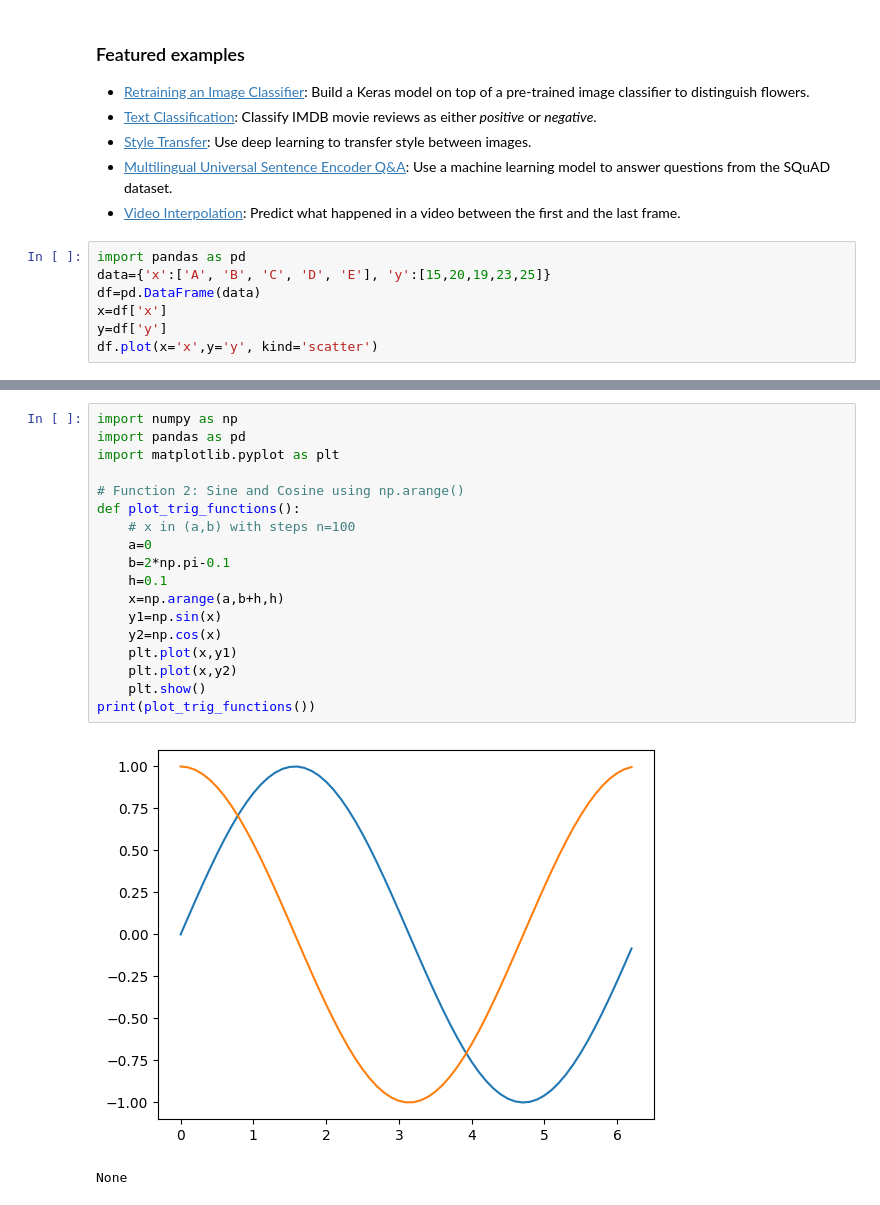
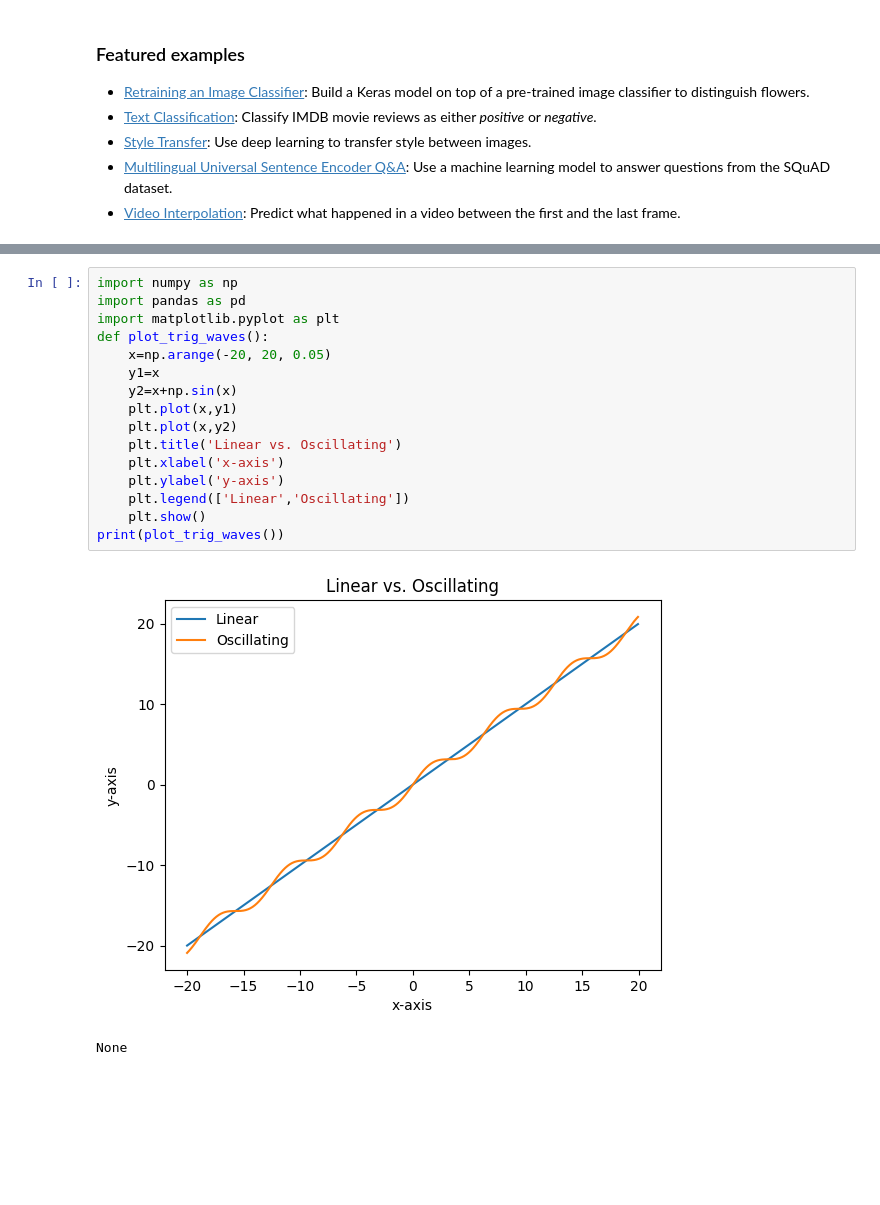
Before and after one commit to SophiaJoseph888/starter-programming-in-science-lab-2, a Jupyter notebook: Welcome_To_Colab.ipynb, the cells around one changed output, grey strips where cells are left out. Saved outputs shown, nothing was run; the diff lists cells and outputs as text; blank space fills up the shorter version.

```diff
--- a/Welcome_To_Colab.ipynb
+++ b/Welcome_To_Colab.ipynb
@@ -191,10 +210,3 @@ These are a few of the notebooks related to Machine Learning, including Google's
 - [Style Transfer](https://tensorflow.org/hub/tutorials/tf2_arbitrary_image_stylization): Use deep learning to transfer style between images.
 - [Multilingual Universal Sentence Encoder Q&A](https://tensorflow.org/hub/tutorials/retrieval_with_tf_hub_universal_encoder_qa): Use a machine learning model to answer questions from the SQuAD dataset.
 - [Video Interpolation](https://tensorflow.org/hub/tutorials/tweening_conv3d): Predict what happened in a video between the first and the last frame.
-# %%
-import pandas as pd
-data={'x':['A', 'B', 'C', 'D', 'E'], 'y':[15,20,19,23,25]}
-df=pd.DataFrame(data)
-x=df['x']
-y=df['y']
-df.plot(x='x',y='y', kind='scatter')
@@ -236,21 +231,19 @@ None
 # %%
 import numpy as np
 import pandas as pd
 import matplotlib.pyplot as plt
-
-# Function 2: Sine and Cosine using np.arange()
-def plot_trig_functions():
-    # x in (a,b) with steps n=100
-    a=0
-    b=2*np.pi-0.1
-    h=0.1
-    x=np.arange(a,b+h,h)
-    y1=np.sin(x)
-    y2=np.cos(x)
+def plot_trig_waves():
+    x=np.arange(-20, 20, 0.05)
+    y1=x
+    y2=x+np.sin(x)
     plt.plot(x,y1)
     plt.plot(x,y2)
+    plt.title('Linear vs. Oscillating')
+    plt.xlabel('x-axis')
+    plt.ylabel('y-axis')
+    plt.legend(['Linear','Oscillating'])
     plt.show()
-print(plot_trig_functions())
+print(plot_trig_waves())
 # %% [output]
-[figure, old version]
+[figure, new version]
 None
```
Also changed, not shown: parts of 7 cells of this notebook.
